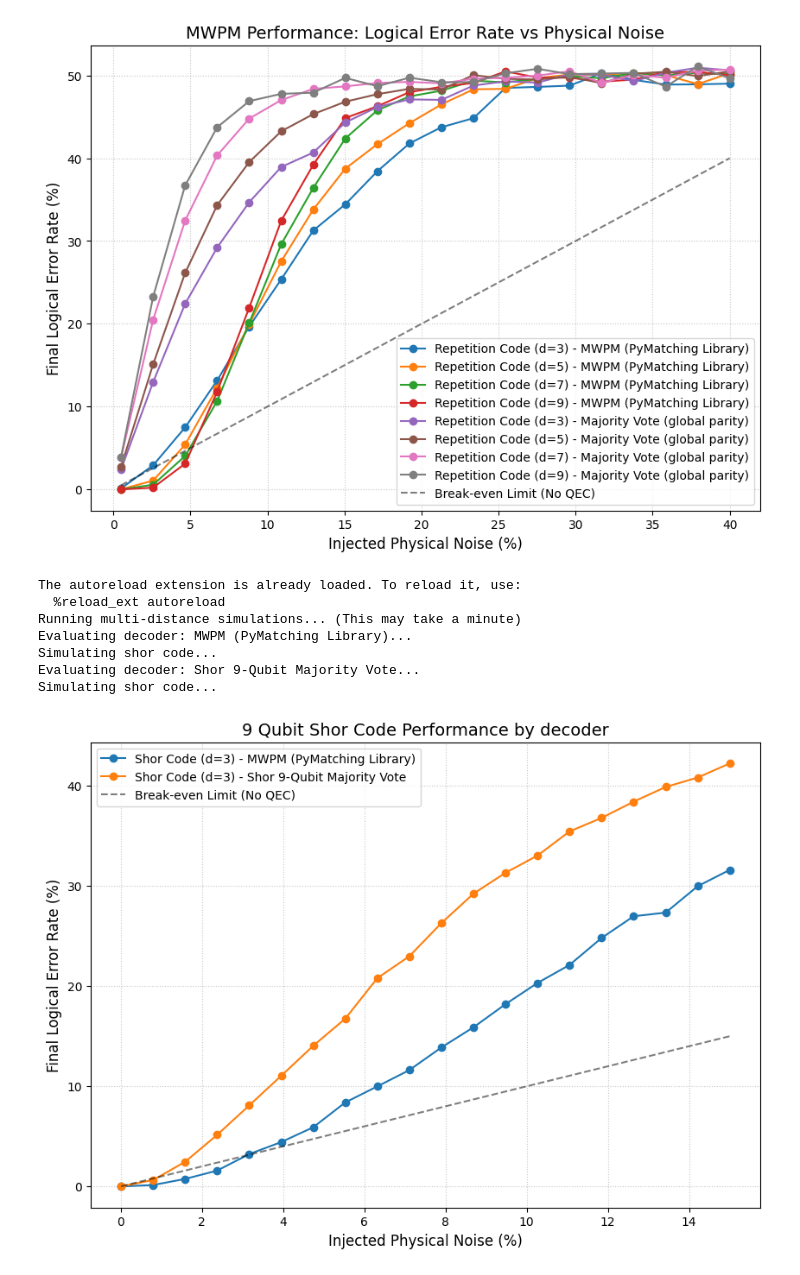
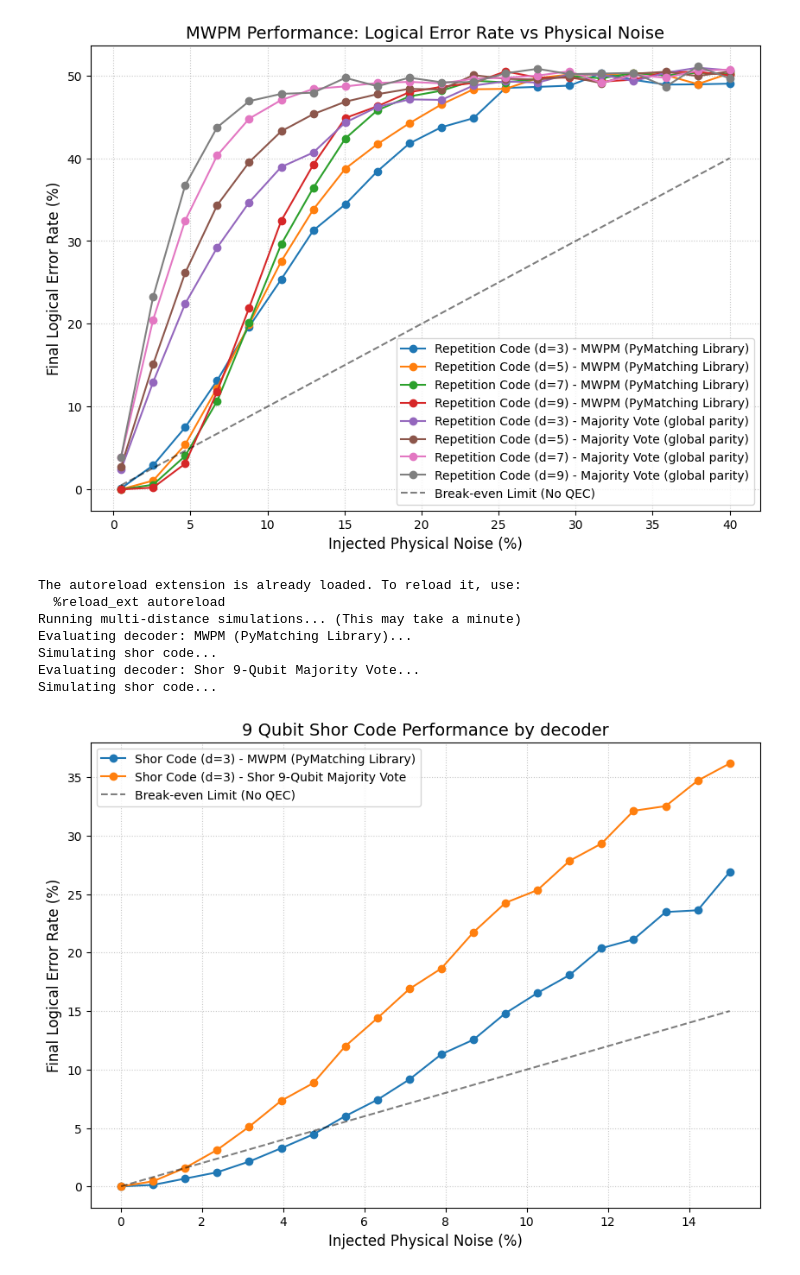
Before and after one commit to othermore/TFM_QEC_2D_color_code_decoders, a Jupyter notebook: src/old_srcs/analysis_repetition_code_simulation.ipynb, the cells around one changed output. Cells and saved outputs as stored; diff of their text form; code cells hidden in the pictures.

```diff
--- a/src/old_srcs/analysis_repetition_code_simulation.ipynb
+++ b/src/old_srcs/analysis_repetition_code_simulation.ipynb
@@ -211,11 +211,11 @@ for decoder in [MWPMLibraryDecoder,Shor9MajorityVoteDecoder]:
     # Sweep through the noise levels for the current distance
     for noise in physical_noise_levels:
         total_ler = 0
-        states = ["0", "1", "+", "-", "i", "-i"]
+        states = ["0", "1", "+", "-"]
         shots_per_state = num_shots // len(states)
         for state in states:
             ler = simulate_shor_code(
-                rounds = 3,
+                rounds = 2,
                 state=state,
                 before_round_data_depolarization_noise = noise,
                 after_clifford_depolarization_noise = 0*noise,
@@ -235,31 +235,31 @@ for decoder in [MWPMLibraryDecoder,Shor9MajorityVoteDecoder]:
         label=f'Shor Code (d={distance}) - {decoder.name()}'
     )
 
 # Plot the break-even line
 plt.plot(
     [min_error_rate * 100, max_error_rate * 100],
     [min_error_rate * 100, max_error_rate * 100],
     linestyle='--',
     color='black',
     alpha=0.5,
     label='Break-even Limit (No QEC)'
 )
 
 # Format the graph
 plt.title("9 Qubit Shor Code Performance by decoder", fontsize=14)
 plt.xlabel("Injected Physical Noise (%)", fontsize=12)
 plt.ylabel("Final Logical Error Rate (%)", fontsize=12)
 plt.legend()
 plt.grid(True, linestyle=':', alpha=0.7)
 
 # Display the final composite chart
 plt.show()
 # %% [output]
 The autoreload extension is already loaded. To reload it, use:
   %reload_ext autoreload
 Running multi-distance simulations... (This may take a minute)
 Evaluating decoder: MWPM (PyMatching Library)...
 Simulating shor code...
 Evaluating decoder: Shor 9-Qubit Majority Vote...
 Simulating shor code...
-[figure, old version]
+[figure, new version]
```
Also changed, not shown: 12 other files.
